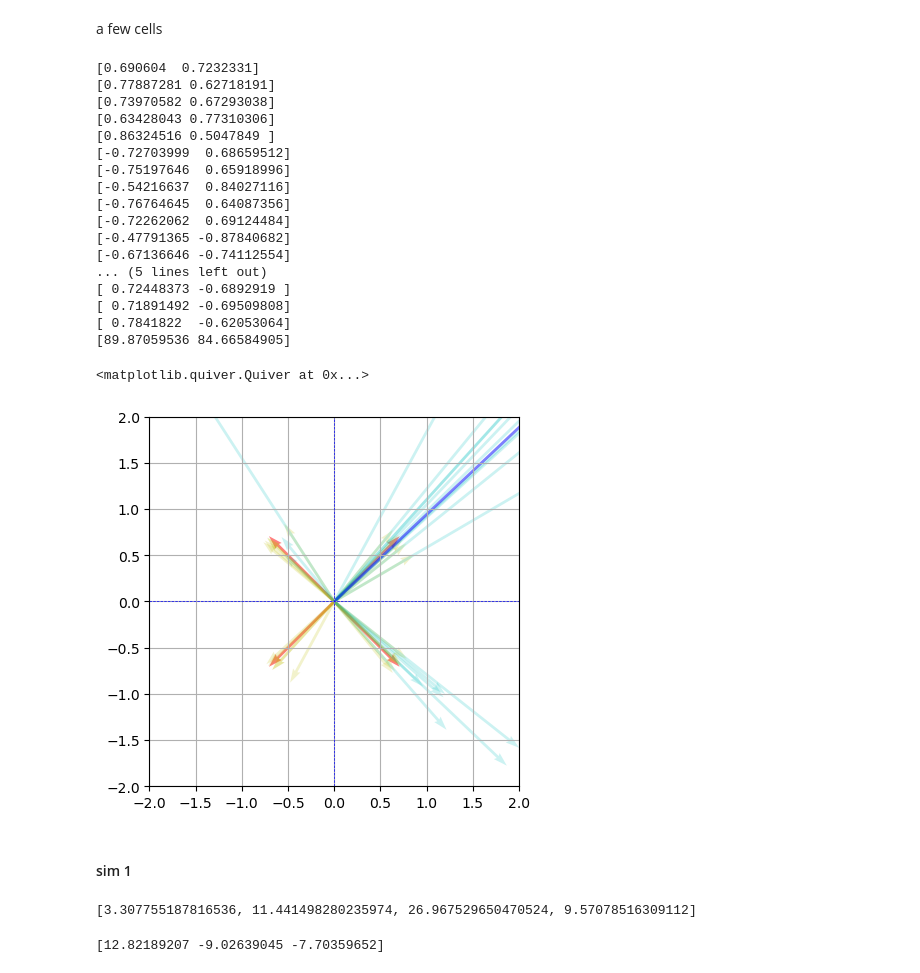
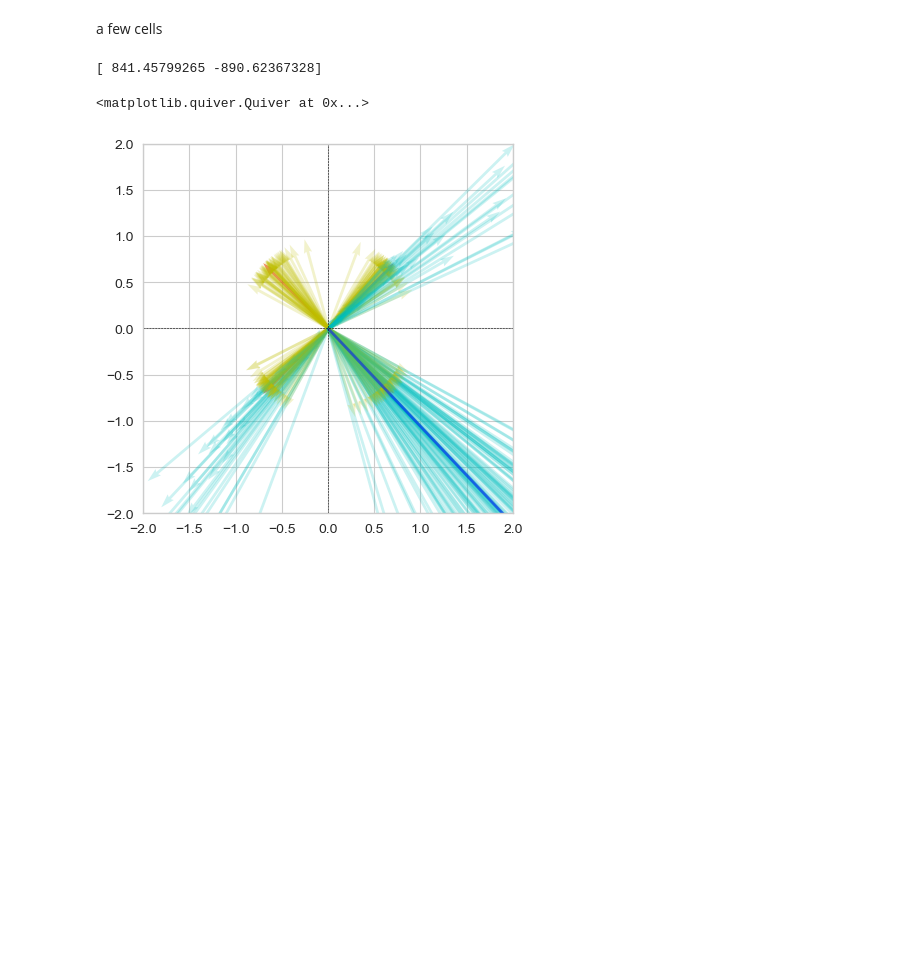
Before and after one commit to marek1n/georgopoulos1986, a Jupyter notebook: population_vector2d.ipynb, the cells around one changed output. Saved outputs shown, nothing was run; the diff lists cells and outputs as text; code cells hidden in the pictures; blank space fills up the shorter version.

Commit message:
random tuning curves

```diff
--- a/population_vector2d.ipynb
+++ b/population_vector2d.ipynb
@@ -25,11 +28,12 @@ def plot_experimental_design(vertices):
 
     ax.set_aspect('equal')
     ax.grid(True)
-    ax.axhline(0, color='blue', linestyle='--', linewidth=0.5)
-    ax.axvline(0, color='blue', linestyle='--', linewidth=0.5)
+    ax.axhline(0, color='k', linestyle='--', linewidth=0.4)
+    ax.axvline(0, color='k', linestyle='--', linewidth=0.4)
 
     ax.set_xlim(-2, 2)
     ax.set_ylim(-2, 2)
+    # plt.axis('off')
 
 plot_experimental_design(vertices)
 # %% [output]
@@ -97,6 +101,7 @@ class Cell: #dataclass?
     def __init__(self, phi_preferred, tested_angles):
         self.preferred_angle = phi_preferred
         self.discharge_rates_cos = [discharge_rate(self.preferred_angle, phi) for phi in tested_angles]
+        self.discharge_random = np.random.uniform(low=0.05, high=50, size=len(tested_angles))
 
     def __repr__(self):
         return f'Cell(preferred_angle={self.preferred_angle}'
@@ -106,4 +111,4 @@ preferred_angle = tested_angles[2]
 # %%
 cells = [Cell(tested_angles[j], tested_angles)
          for j in range(len(tested_angles))
-         for i in range(5)]
+         for i in range(50)]
@@ -111,0 +115,2 @@ tested_angle = 0
+# %%
+tested_angle_idx = 3
@@ -112,40 +119,23 @@ tested_angle = 0
 # %%
 Ns = np.empty((len(cells), 2))
 
 plot_experimental_design(vertices)
 
 
 for i, c in enumerate(cells):
     params = get_regression_coefficients(vertices, c.discharge_rates_cos)
     C = compute_cardinal_direction_vector(params)
-    print(C); plt.quiver(0, 0, C[0], C[1], angles='xy', scale_units='xy', scale=1, color='y', alpha=0.2)
-    N = compute_vectorial_contribution(params, c.discharge_rates_cos[tested_angle])
+    # print(C);
+    plt.quiver(0, 0, C[0], C[1], angles='xy', scale_units='xy', scale=1, color='y', alpha=0.2)
+    N = compute_vectorial_contribution(params, c.discharge_rates_cos[tested_angle_idx])
     plt.quiver(0, 0, N[0], N[1], angles='xy', scale_units='xy', scale=1, color='c', alpha=0.2)
     Ns[i, :] = N
 
 P = np.sum(Ns, axis=0)
 
 print(P)
 plt.quiver(0, 0, P[0], P[1], angles='xy', scale_units='xy', scale=1, color='b', alpha=0.5)
 # %% [output]
-[0.690604  0.7232331]
-[0.77887281 0.62718191]
-[0.73970582 0.67293038]
-[0.63428043 0.77310306]
-[0.86324516 0.5047849 ]
-[-0.72703999  0.68659512]
-[-0.75197646  0.65918996]
-[-0.54216637  0.84027116]
-[-0.76764645  0.64087356]
-[-0.72262062  0.69124484]
-[-0.47791365 -0.87840682]
-[-0.67136646 -0.74112554]
-... (5 lines left out)
-[ 0.72448373 -0.6892919 ]
-[ 0.71891492 -0.69509808]
-[ 0.7841822  -0.62053064]
-[89.87059536 84.66584905]
+[ 841.45799265 -890.62367328]
 <matplotlib.quiver.Quiver at 0x...>
-[figure, old version]
+[figure, new version]
-# %% [markdown]
-#### sim 1
@@ -155,11 +141,0 @@ preferred_angle = tested_angles[2]
-# %%
-discharge_rates = [discharge_rate(preferred_angle, phi) for phi in tested_angles]
-# test if cardinal highest and opposite lowest
-discharge_rates
-# %% [output]
-[3.307755187816536, 11.441498280235974, 26.967529650470524, 9.57078516309112]
-# %%
-params = get_regression_coefficients(vertices, discharge_rates)
-print(params)
-# %% [output]
-[12.82189207 -9.02639045 -7.70359652]
```
Also changed, not shown: parts of 9 cells of this notebook.
